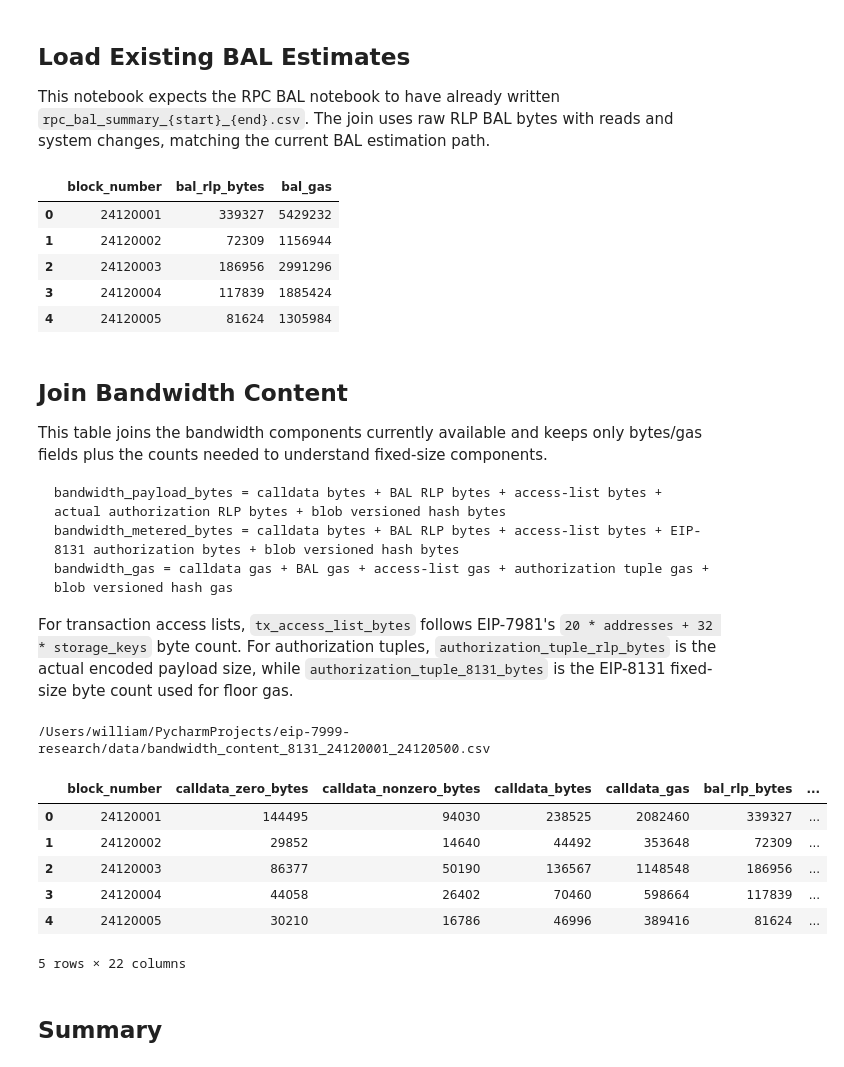
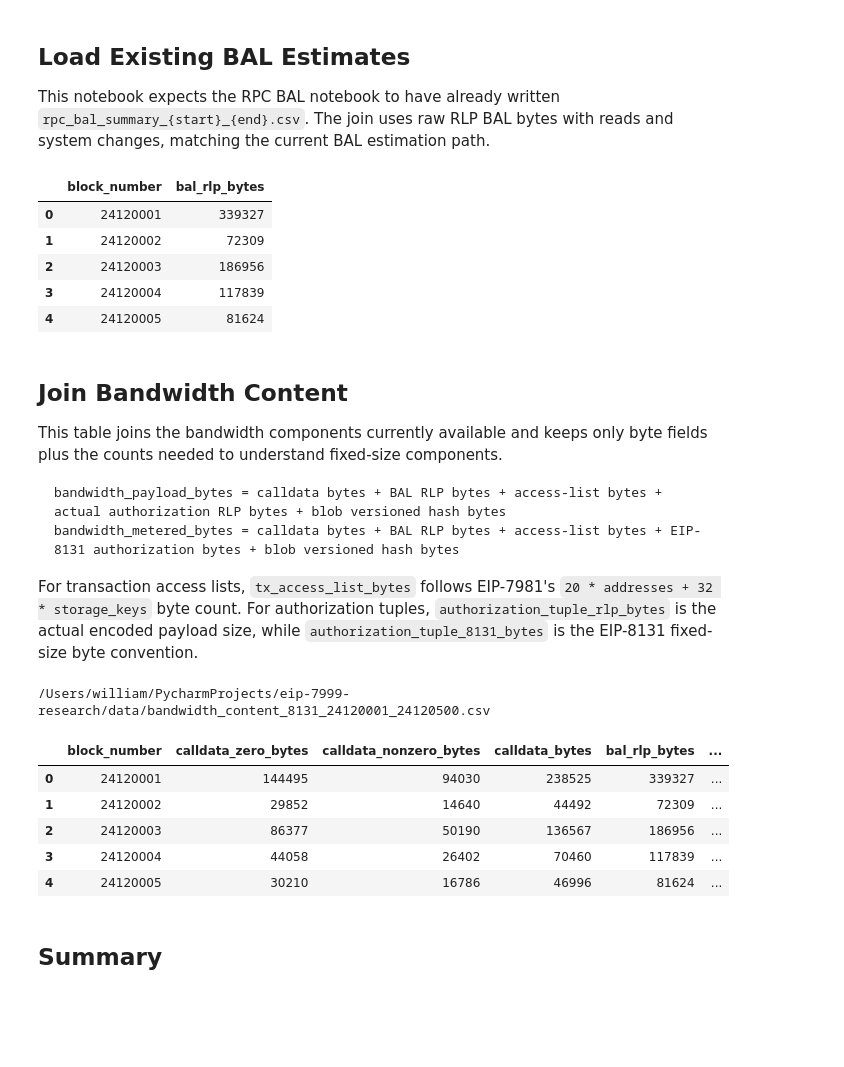
Before and after one commit to M1kuW1ll/eip-7999-research, a Jupyter notebook: notebooks/0.3-bandwidth-content.ipynb, the cells around one changed output. Saved outputs shown, nothing was run; the diff lists cells and outputs as text; code cells hidden in the pictures; blank space fills up the shorter version.

````diff
--- a/notebooks/0.5-bandwidth-content.ipynb
+++ b/notebooks/0.3-bandwidth-content.ipynb
@@ -157,6 +155,9 @@ else:
         max_workers=RPC_MAX_WORKERS,
     )
 
+access_list_records = access_list_records.drop(columns=["tx_access_list_gas"], errors="ignore")
+access_list_summary = access_list_summary.drop(columns=["tx_access_list_gas"], errors="ignore")
+
 if WRITE_CSV:
     access_list_records.to_csv(ACCESS_LIST_RECORDS_CSV, index=False)
     access_list_summary.to_csv(ACCESS_LIST_SUMMARY_CSV, index=False)
@@ -182,5 +185,14 @@ For EIP-8131 floor accounting, each blob versioned hash contributes `32 bytes *
 # %%
-calldata = query_xatu_calldata_by_block(raw_client, BLOCKS, network=NETWORK)
+if CALLDATA_CSV.exists():
+    calldata = pd.read_csv(CALLDATA_CSV)
+    print("loaded", CALLDATA_CSV)
+else:
+    calldata = query_xatu_calldata_by_block(raw_client, BLOCKS, network=NETWORK)
+
+calldata = calldata.drop(
+    columns=["calldata_gas", "calldata_gas_source", "blob_versioned_hash_gas"],
+    errors="ignore",
+)
 
 if WRITE_CSV:
     calldata.to_csv(CALLDATA_CSV, index=False)
@@ -191,9 +203,7 @@ calldata[[
     "calldata_zero_bytes",
     "calldata_nonzero_bytes",
     "calldata_bytes",
-    "calldata_gas",
     "blob_versioned_hash_count",
     "blob_versioned_hash_bytes",
-    "blob_versioned_hash_gas",
 ]].head()
 # %% [output]
@@ -211,53 +222,60 @@ This notebook expects the RPC BAL notebook to have already written `rpc_bal_summ
 # %%
 if not BAL_CSV.exists():
     raise FileNotFoundError(
-        f"Missing {BAL_CSV}. Run notebooks/0.3-rpc-bal-rlp.ipynb for the same block range first."
+        f"Missing {BAL_CSV}. Run notebooks/0.1-rpc-bal-rlp.ipynb for the same block range first."
     )
 
 bal = pd.read_csv(BAL_CSV)
 bal = bal[["block_number", "bal_rlp_bytes"]].copy()
-bal["bal_gas"] = bal["bal_rlp_bytes"] * 16
 bal.head()
 # %% [output]
-|  | block_number | bal_rlp_bytes | bal_gas |
-| 0 | 24120001 | 339327 | 5429232 |
-| 1 | 24120002 | 72309 | 1156944 |
-| 2 | 24120003 | 186956 | 2991296 |
-| 3 | 24120004 | 117839 | 1885424 |
-| 4 | 24120005 | 81624 | 1305984 |
+|  | block_number | bal_rlp_bytes |
+| 0 | 24120001 | 339327 |
+| 1 | 24120002 | 72309 |
+| 2 | 24120003 | 186956 |
+| 3 | 24120004 | 117839 |
+| 4 | 24120005 | 81624 |
 # %% [markdown]
 ## Join Bandwidth Content
 
-This table joins the bandwidth components currently available and keeps only bytes/gas fields plus the counts needed to understand fixed-size components.
+This table joins the bandwidth components currently available and keeps only byte fields plus the counts needed to understand fixed-size components.
 
 ```text
 bandwidth_payload_bytes = calldata bytes + BAL RLP bytes + access-list bytes + actual authorization RLP bytes + blob versioned hash bytes
 bandwidth_metered_bytes = calldata bytes + BAL RLP bytes + access-list bytes + EIP-8131 authorization bytes + blob versioned hash bytes
-bandwidth_gas = calldata gas + BAL gas + access-list gas + authorization tuple gas + blob versioned hash gas
 ```
 
-For transaction access lists, `tx_access_list_bytes` follows EIP-7981's `20 * addresses + 32 * storage_keys` byte count. For authorization tuples, `authorization_tuple_rlp_bytes` is the actual encoded payload size, while `authorization_tuple_8131_bytes` is the EIP-8131 fixed-size byte count used for floor gas.
+For transaction access lists, `tx_access_list_bytes` follows EIP-7981's `20 * addresses + 32 * storage_keys` byte count. For authorization tuples, `authorization_tuple_rlp_bytes` is the actual encoded payload size, while `authorization_tuple_8131_bytes` is the EIP-8131 fixed-size byte convention.
 # %%
 content = calldata.merge(bal, on="block_number", how="left")
 content = content.merge(access_list_summary, on="block_number", how="left")
 content = content.merge(auth_summary, on="block_number", how="left")
 
+content = content.drop(
+    columns=[
+        "calldata_gas",
+        "calldata_gas_source",
+        "bal_gas",
+        "tx_access_list_gas",
+        "authorization_tuple_gas",
+        "blob_versioned_hash_gas",
+        "bandwidth_gas",
+    ],
+    errors="ignore",
+)
+
 fill_zero_cols = [
     "bal_rlp_bytes",
-    "bal_gas",
     "tx_access_list_tx_count",
     "tx_access_list_address_count",
     "tx_access_list_storage_key_count",
     "tx_access_list_bytes",
-    "tx_access_list_gas",
     "type4_tx_count",
     "authorization_tuple_count",
     "authorization_tuple_rlp_bytes",
     "authorization_tuple_8131_bytes",
     "blob_versioned_hash_count",
     "blob_versioned_hash_bytes",
-    "blob_versioned_hash_gas",
-    "authorization_tuple_gas",
 ]
 for column in fill_zero_cols:
     if column in content.columns:
@@ -277,54 +295,40 @@ content["bandwidth_metered_bytes"] = (
     + content["authorization_tuple_8131_bytes"]
     + content["blob_versioned_hash_bytes"]
 )
-content["bandwidth_gas"] = (
-    content["calldata_gas"].astype("Int64")
-    + content["bal_gas"].astype("Int64")
-    + content["tx_access_list_gas"].astype("Int64")
-    + content["authorization_tuple_gas"].astype("Int64")
-    + content["blob_versioned_hash_gas"].astype("Int64")
-)
 
 output_cols = [
     "block_number",
     "calldata_zero_bytes",
     "calldata_nonzero_bytes",
     "calldata_bytes",
-    "calldata_gas",
     "bal_rlp_bytes",
-    "bal_gas",
     "tx_access_list_tx_count",
     "tx_access_list_address_count",
     "tx_access_list_storage_key_count",
     "tx_access_list_bytes",
-    "tx_access_list_gas",
     "authorization_tuple_count",
     "authorization_tuple_rlp_bytes",
     "authorization_tuple_8131_bytes",
-    "authorization_tuple_gas",
     "blob_versioned_hash_count",
     "blob_versioned_hash_bytes",
-    "blob_versioned_hash_gas",
     "bandwidth_payload_bytes",
     "bandwidth_metered_bytes",
-    "bandwidth_gas",
 ]
 content = content[output_cols].sort_values("block_number").reset_index(drop=True)
 
 if WRITE_CSV:
     content.to_csv(CONTENT_CSV, index=False)
     print(CONTENT_CSV)
 
 content.head()
 # %% [output]
 /Users/william/PycharmProjects/eip-7999-research/data/bandwidth_content_8131_24120001_24120500.csv
-|  | block_number | calldata_zero_bytes | calldata_nonzero_bytes | calldata_bytes | calldata_gas | bal_rlp_bytes | ... |
-| 0 | 24120001 | 144495 | 94030 | 238525 | 2082460 | 339327 | ... |
-| 1 | 24120002 | 29852 | 14640 | 44492 | 353648 | 72309 | ... |
-| 2 | 24120003 | 86377 | 50190 | 136567 | 1148548 | 186956 | ... |
-| 3 | 24120004 | 44058 | 26402 | 70460 | 598664 | 117839 | ... |
-| 4 | 24120005 | 30210 | 16786 | 46996 | 389416 | 81624 | ... |
+|  | block_number | calldata_zero_bytes | calldata_nonzero_bytes | calldata_bytes | bal_rlp_bytes | ... |
+| 0 | 24120001 | 144495 | 94030 | 238525 | 339327 | ... |
+| 1 | 24120002 | 29852 | 14640 | 44492 | 72309 | ... |
+| 2 | 24120003 | 86377 | 50190 | 136567 | 186956 | ... |
+| 3 | 24120004 | 44058 | 26402 | 70460 | 117839 | ... |
+| 4 | 24120005 | 30210 | 16786 | 46996 | 81624 | ... |
-5 rows × 22 columns
 # %% [markdown]
 ## Summary
 # %%
````
Also changed, not shown: parts of 8 cells of this notebook, 25 other files.
